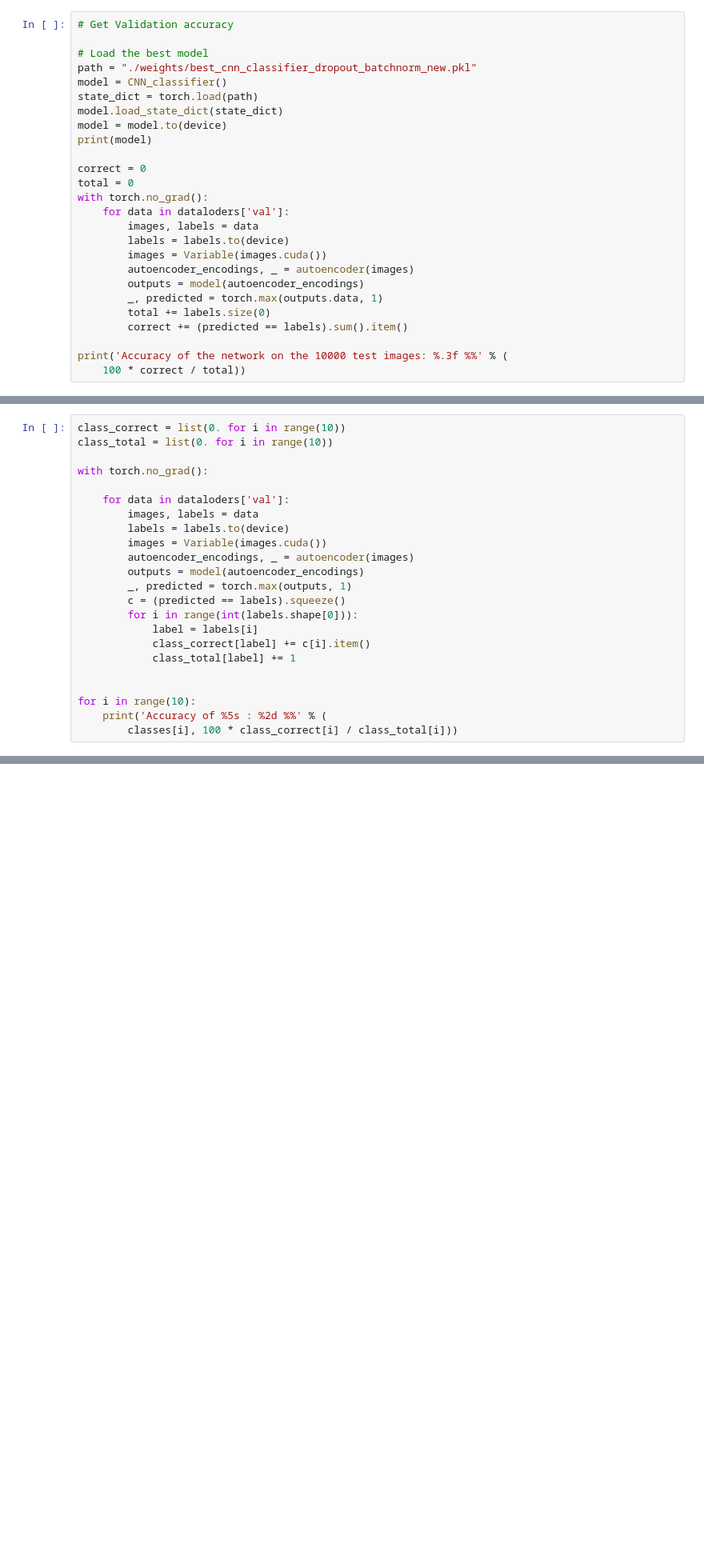
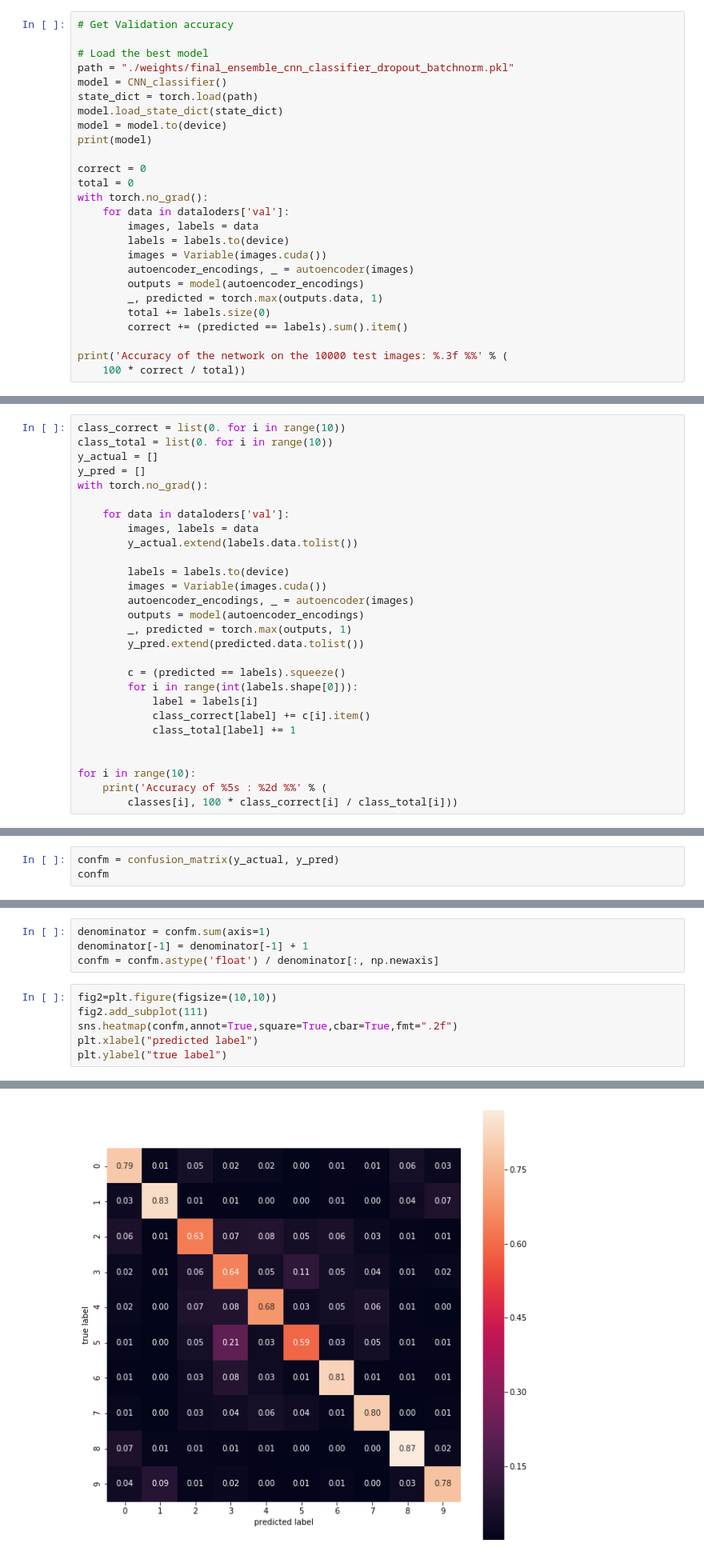
Before and after one commit to 13301338176/CIFAR-Autoencoder-Classification, a Jupyter notebook: Ensemble_model_classifier_dropout_bn-16_16.ipynb, the cells around one changed output, grey strips where cells are left out. Shown: that part at 80% size. Cells and saved outputs as stored; diff of their text form; blank space fills up the shorter version.

Commit message:
added confusion matrix

```diff
--- a/Ensemble_model_classifier_dropout_bn-16_16.ipynb
+++ b/Ensemble_model_classifier_dropout_bn-16_16.ipynb
@@ -295,7 +295,7 @@ Finished Training
 # Get Validation accuracy
 
 # Load the best model
-path = "./weights/best_cnn_classifier_dropout_batchnorm_new.pkl"
+path = "./weights/final_ensemble_cnn_classifier_dropout_batchnorm.pkl"
 model = CNN_classifier()
 state_dict = torch.load(path)
 model.load_state_dict(state_dict)
@@ -337,16 +337,21 @@ classes = ('plane', 'car', 'bird', 'cat', 'deer', 'dog', 'frog', 'horse', 'ship'
 # %%
 class_correct = list(0. for i in range(10))
 class_total = list(0. for i in range(10))
-
+y_actual = []
+y_pred = []
 with torch.no_grad():
 
     for data in dataloders['val']:
         images, labels = data
+        y_actual.extend(labels.data.tolist())
+
         labels = labels.to(device)
         images = Variable(images.cuda())
         autoencoder_encodings, _ = autoencoder(images)
         outputs = model(autoencoder_encodings)
         _, predicted = torch.max(outputs, 1)
+        y_pred.extend(predicted.data.tolist())
+
         c = (predicted == labels).squeeze()
         for i in range(int(labels.shape[0])):
             label = labels[i]
@@ -370,0 +397,3 @@ Accuracy of truck : 73 %
+# %%
+confm = confusion_matrix(y_actual, y_pred)
+confm
@@ -370,0 +411,11 @@ Accuracy of truck : 73 %
+# %%
+denominator = confm.sum(axis=1)
+denominator[-1] = denominator[-1] + 1
+confm = confm.astype('float') / denominator[:, np.newaxis]
+# %%
+fig2=plt.figure(figsize=(10,10))
+fig2.add_subplot(111)
+sns.heatmap(confm,annot=True,square=True,cbar=True,fmt=".2f")
+plt.xlabel("predicted label")
+plt.ylabel("true label")
+# %% [output]
@@ -370,0 +423 @@ Accuracy of truck : 73 %
+[figure, added]
```
Also changed, not shown: parts of 11 cells of this notebook.
